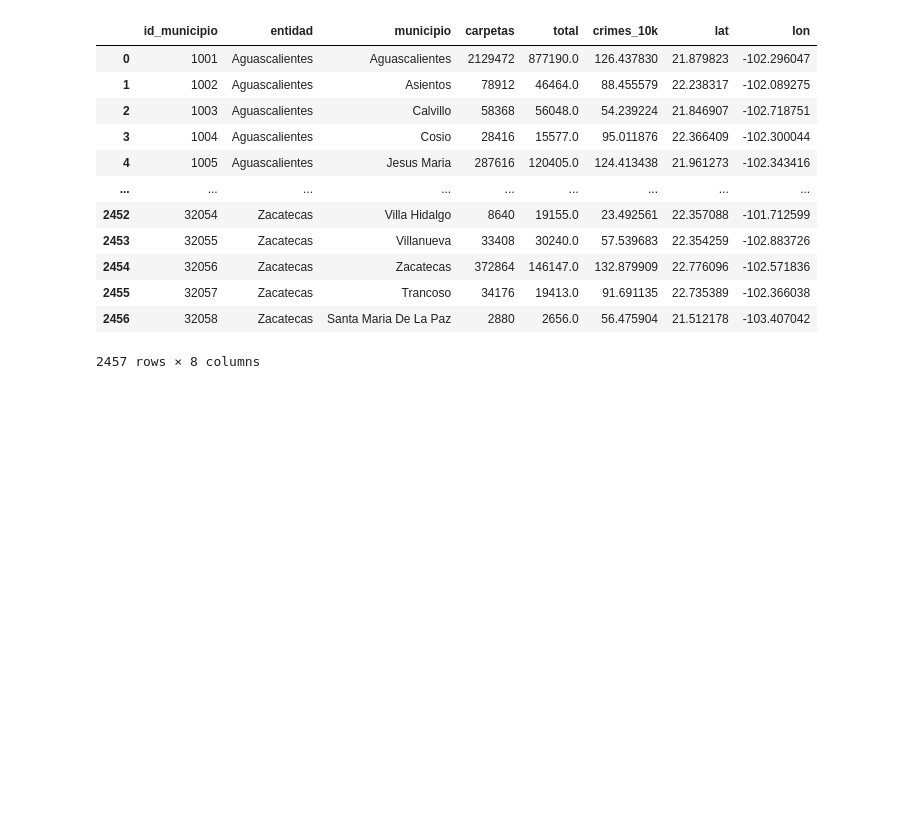
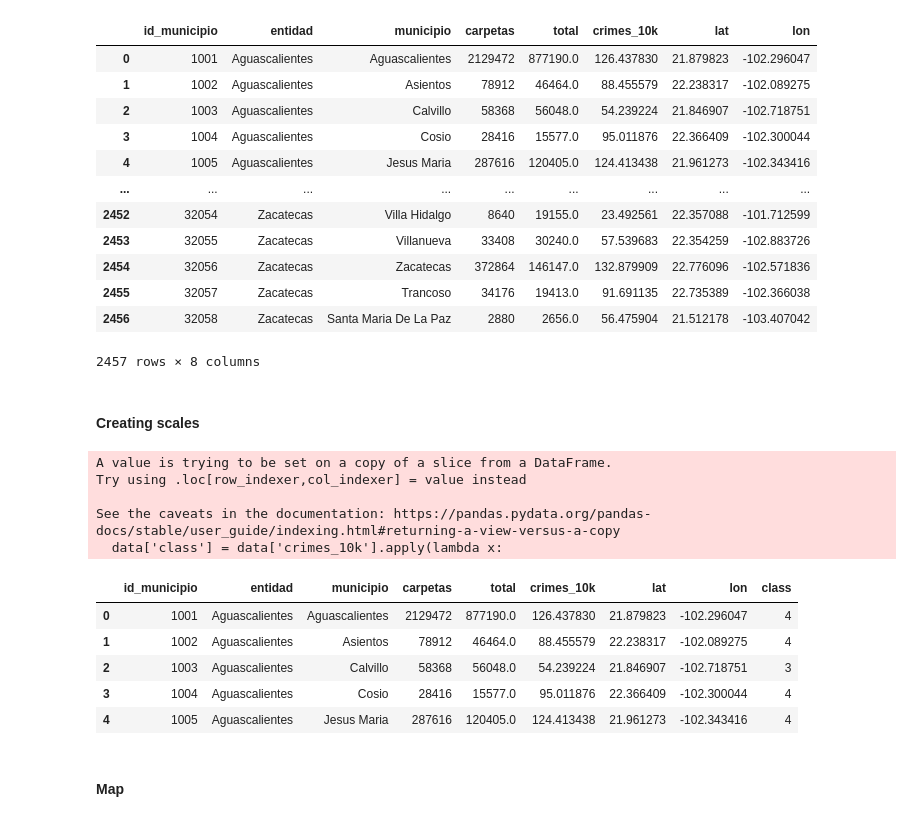
Before and after one commit to kevinmiguel97/Criminality-Analysis-Mexico, a Jupyter notebook: Crime_analysis.ipynb, the cells around one changed output. Cells and saved outputs as stored; diff of their text form; code cells hidden in the pictures; blank space fills up the shorter version.

```diff
--- a/Crime_analysis.ipynb
+++ b/Crime_analysis.ipynb
@@ -725,3 +723,39 @@ crimes_by_municipio
 | 2455 | 32057 | Zacatecas | Trancoso | 34176 | 19413.0 | 91.691135 | 22.735389 | -102.366038 |
 | 2456 | 32058 | Zacatecas | Santa Maria De La Paz | 2880 | 2656.0 | 56.475904 | 21.512178 | -103.407042 |
 2457 rows × 8 columns
+# %% [markdown]
+#### Creating scales
+# %%
+data = crimes_by_municipio
+data = data.dropna()
+
+limits = []
+for x in range(0, 101, 20):
+    limits.append(np.percentile(data['crimes_10k'], x))
+
+data['class'] = data['crimes_10k'].apply(lambda x:
+                                        0 if (x > limits[0] and x < limits[1])
+                                        else
+                                        (1 if (x > limits[1] and x < limits[2])
+                                        else
+                                        (2 if (x > limits[2] and x < limits[3])
+                                        else
+                                        (3 if (x > limits[3] and x < limits[4])
+                                        else 4))))
+# %% [output]
+A value is trying to be set on a copy of a slice from a DataFrame.
+Try using .loc[row_indexer,col_indexer] = value instead
+
+See the caveats in the documentation: https://pandas.pydata.org/pandas-docs/stable/user_guide/indexing.html#returning-a-view-versus-a-copy
+  data['class'] = data['crimes_10k'].apply(lambda x:
+# %%
+data.head()
+# %% [output]
+|  | id_municipio | entidad | municipio | carpetas | total | crimes_10k | lat | lon | class |
+| 0 | 1001 | Aguascalientes | Aguascalientes | 2129472 | 877190.0 | 126.437830 | 21.879823 | -102.296047 | 4 |
+| 1 | 1002 | Aguascalientes | Asientos | 78912 | 46464.0 | 88.455579 | 22.238317 | -102.089275 | 4 |
+| 2 | 1003 | Aguascalientes | Calvillo | 58368 | 56048.0 | 54.239224 | 21.846907 | -102.718751 | 3 |
+| 3 | 1004 | Aguascalientes | Cosio | 28416 | 15577.0 | 95.011876 | 22.366409 | -102.300044 | 4 |
+| 4 | 1005 | Aguascalientes | Jesus Maria | 287616 | 120405.0 | 124.413438 | 21.961273 | -102.343416 | 4 |
+# %% [markdown]
+#### Map
```
Also changed, not shown: parts of 5 cells of this notebook, 1 other file.
